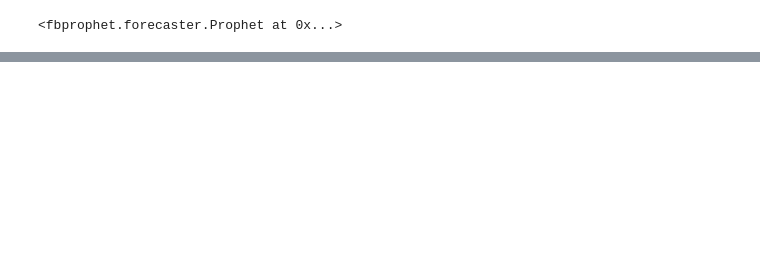
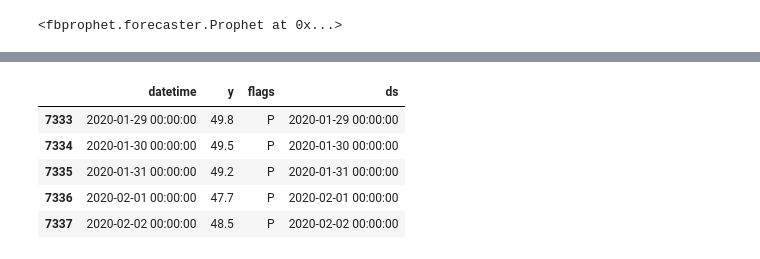
Before and after one commit to scadams11/InsightProject, a Jupyter notebook: 0-Get-Data.ipynb, the cells around one changed output, grey strips where cells are left out. Saved outputs shown, nothing was run; the diff lists cells and outputs as text; code cells hidden in the pictures; blank space fills up the shorter version.

```diff
--- a/0-Get-Data.ipynb
+++ b/0-Get-Data.ipynb
@@ -55,0 +45,19 @@ if not database_exists(engine.url):
+# %%
+username = 'cadeadams'
+
+dbname = 'usgs_stream_db_live'
+dbname2 = 'usgs_stream_db'
+dbname3 = 'usgs_stream_db_log'
+
+engine = create_engine('postgres://%s@localhost/%s'%(username,dbname))
+engine2 = create_engine('postgres://%s@localhost/%s'%(username,dbname2))
+engine3 = create_engine('postgres://%s@localhost/%s'%(username,dbname3))
+
+if not database_exists(engine.url):
+    create_database(engine.url)
+
+if not database_exists(engine2.url):
+    create_database(engine2.url)
+
+if not database_exists(engine3.url):
+    create_database(engine3.url)
@@ -397,0 +558,25 @@ site_model_from_sql.tail()
+# %%
+con = None
+con = psycopg2.connect(database = dbname, user = username)
+
+sql_query_fore = """
+                 SELECT * FROM n06730500_forecast;
+                 """
+
+query_results_plt_fore = pd.read_sql_query(sql_query_fore,con)
+
+sql_query = """
+            SELECT * FROM n06730500;
+            """
+
+query_results_plt = pd.read_sql_query(sql_query,con)
+
+
+query_results_plt.tail()
+# %% [output]
+|  | datetime | y | flags | ds |
+| 7333 | 2020-01-29 00:00:00 | 49.8 | P | 2020-01-29 00:00:00 |
+| 7334 | 2020-01-30 00:00:00 | 49.5 | P | 2020-01-30 00:00:00 |
+| 7335 | 2020-01-31 00:00:00 | 49.2 | P | 2020-01-31 00:00:00 |
+| 7336 | 2020-02-01 00:00:00 | 47.7 | P | 2020-02-01 00:00:00 |
+| 7337 | 2020-02-02 00:00:00 | 48.5 | P | 2020-02-02 00:00:00 |
```
Also changed, not shown: parts of 32 cells of this notebook, 32 other files.
